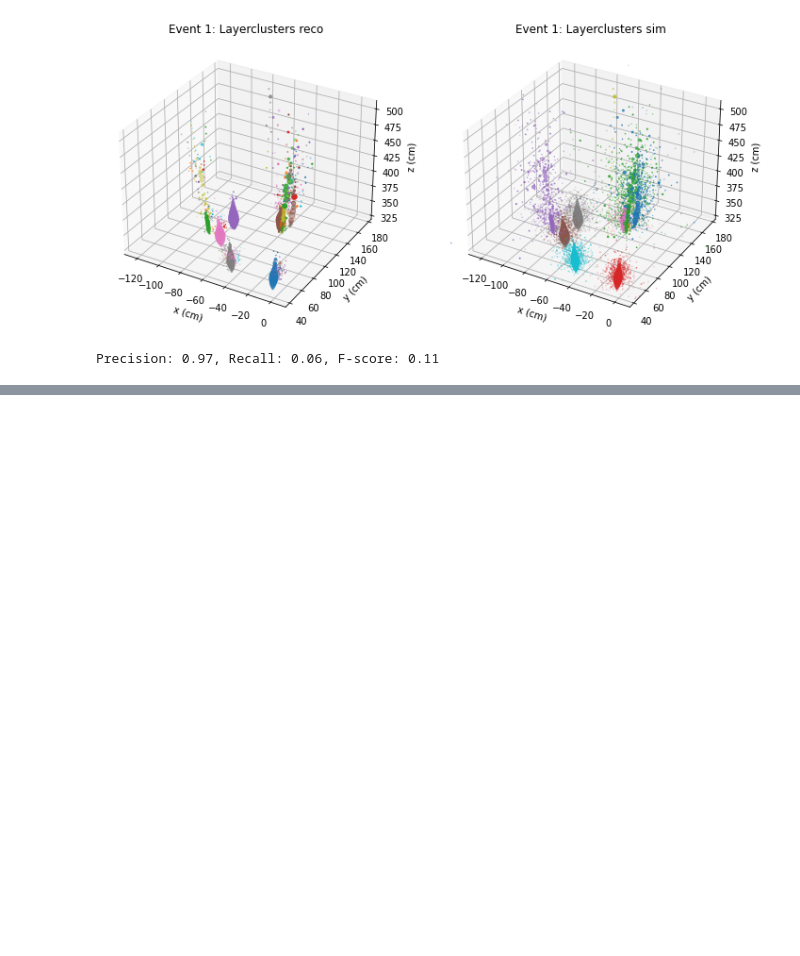
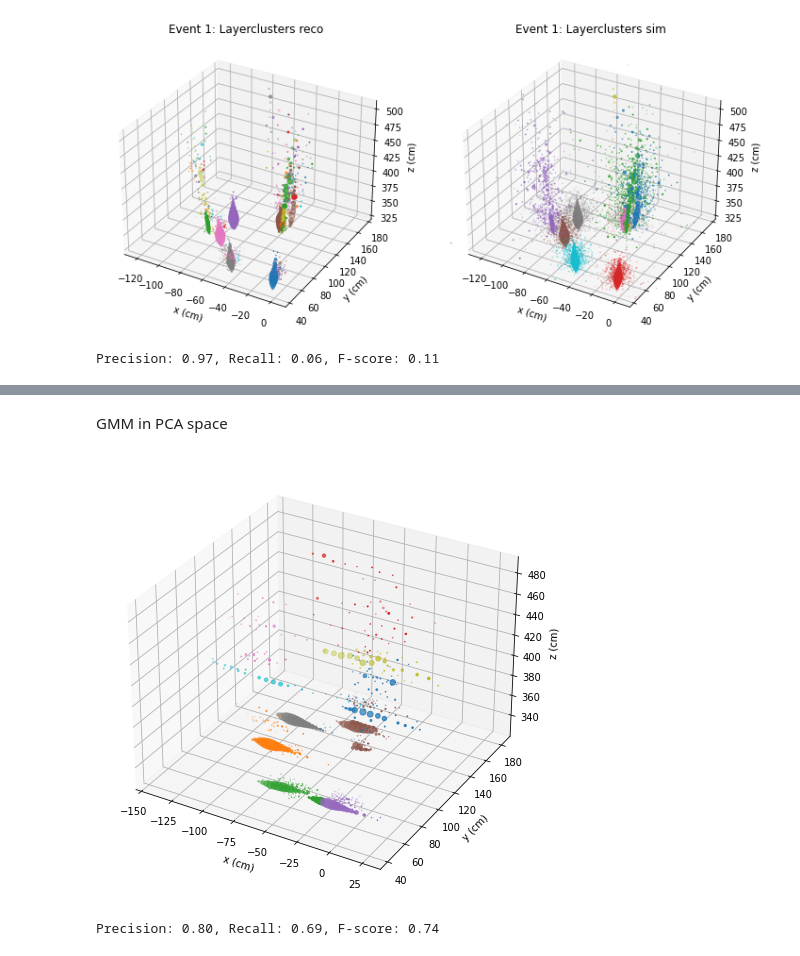
Before and after one commit to edcuba/TICLHack22_PatternReco, a Jupyter notebook: 2_baseline_pca.ipynb, the cells around one changed output, grey strips where cells are left out. Drawn from its saved outputs; the diff is of its cells as text; code cells hidden in the pictures; blank space fills up the shorter version.

```diff
--- a/2_baseline_pca.ipynb
+++ b/2_baseline_pca.ipynb
@@ -89,0 +122,25 @@ Got the layerclusters in PCA space
+# %% [markdown]
+GMM in PCA space
+# %%
+gmm = GaussianMixture(n_components=K, covariance_type='full').fit(X)
+gmm_labels = gmm.predict(X)
+
+rx = remap_items_by_label(pca_x, gmm_labels)
+ry = remap_items_by_label(pca_y, gmm_labels)
+rz = remap_items_by_label(pca_z, gmm_labels)
+re = remap_items_by_label(pca_e, gmm_labels)
+
+fig = plt.figure(figsize=(10, 8))
+ax = fig.add_subplot(111, projection='3d')
+plot_tracksters(ax, rx, ry, rz, re)
+plt.show()
+# %% [output]
+[figure, added]
+# %%
+ri = remap_items_by_label(pca_i, gmm_labels)
+rm = remap_items_by_label(np.ones(len(pca_e)), gmm_labels)
+
+precision, recall, fscore = evaluate(ri, st_indexes, re, st_energy, rm, sv_multi, noise=False)
+print(f"Precision: {precision:.2f}, Recall: {recall:.2f}, F-score: {fscore:.2f}")
+# %% [output]
+Precision: 0.80, Recall: 0.69, F-score: 0.74
```
Also changed, not shown: parts of 13 cells of this notebook, 2 other files.
